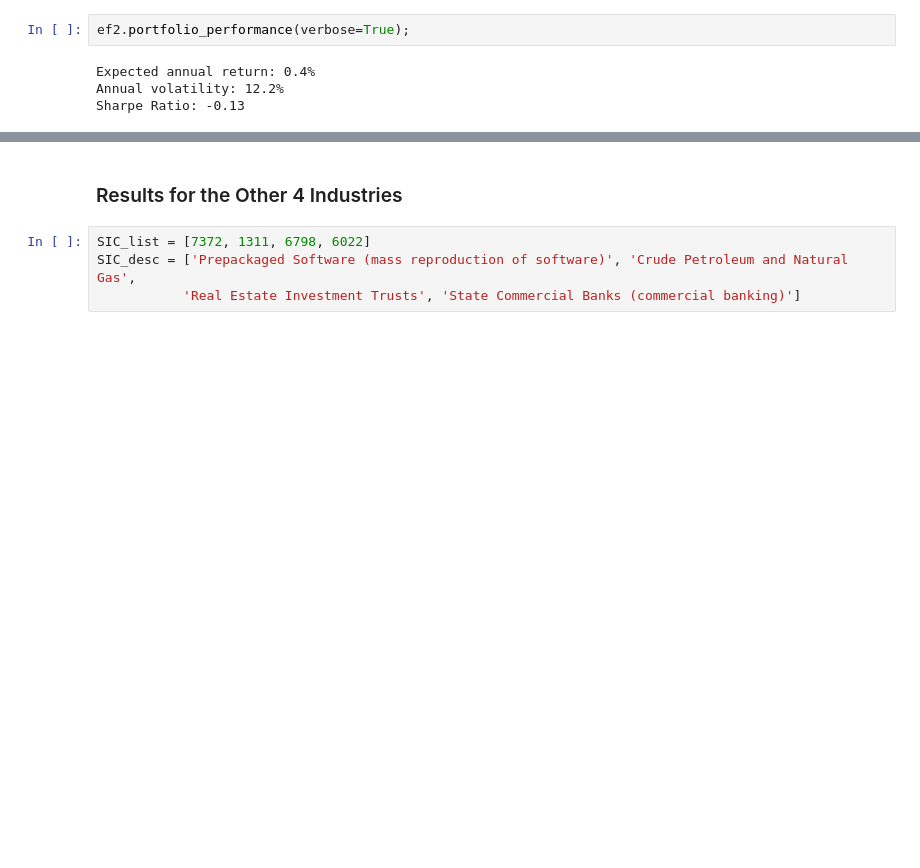
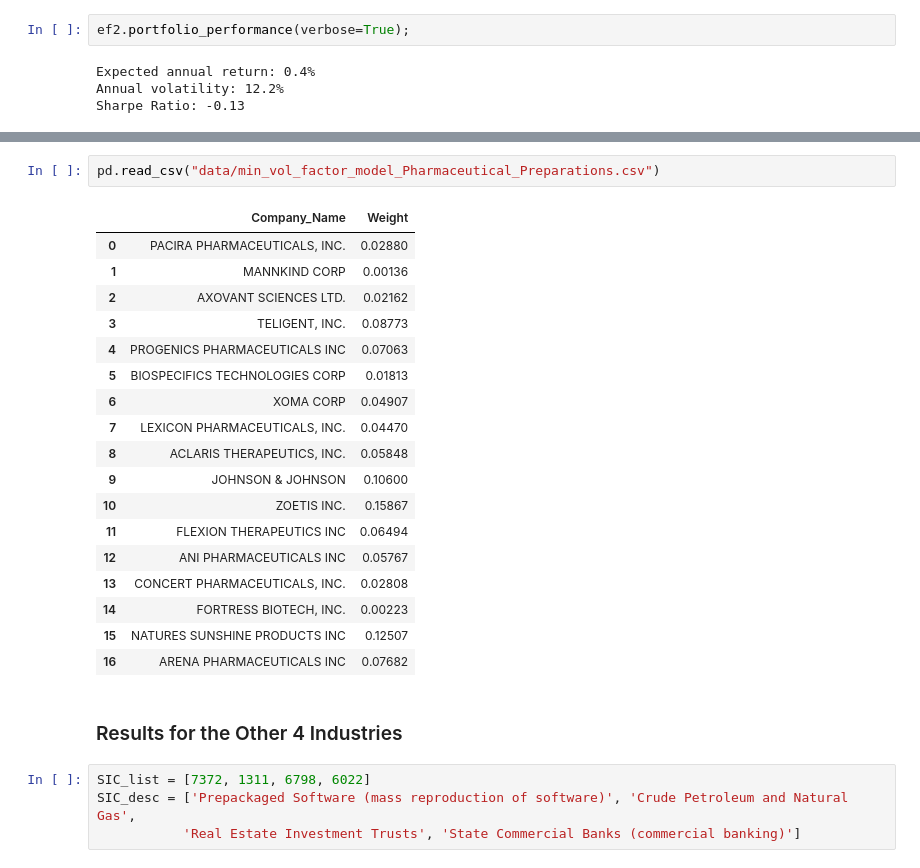
Before and after one commit to richardye101/ubineer_nlp_research, a Jupyter notebook: content/peitong/3.3_Minimum_Variance_Analysis-Factor_Model.ipynb, the cells around one changed output, grey strips where cells are left out. Cells and saved outputs as stored; diff of their text form; blank space fills up the shorter version.

Commit message:
added tables csv

```diff
--- a/content/peitong/3.3_Minimum_Variance_Analysis-Factor_Model.ipynb
+++ b/content/peitong/3.3_Minimum_Variance_Analysis-Factor_Model.ipynb
@@ -291,3 +296,24 @@ Sharpe Ratio: -0.13
+# %%
+pd.read_csv("data/min_vol_factor_model_Pharmaceutical_Preparations.csv")
+# %% [output]
+|  | Company_Name | Weight |
+| 0 | PACIRA PHARMACEUTICALS, INC. | 0.02880 |
+| 1 | MANNKIND CORP | 0.00136 |
+| 2 | AXOVANT SCIENCES LTD. | 0.02162 |
+| 3 | TELIGENT, INC. | 0.08773 |
+| 4 | PROGENICS PHARMACEUTICALS INC | 0.07063 |
+| 5 | BIOSPECIFICS TECHNOLOGIES CORP | 0.01813 |
+| 6 | XOMA CORP | 0.04907 |
+| 7 | LEXICON PHARMACEUTICALS, INC. | 0.04470 |
+| 8 | ACLARIS THERAPEUTICS, INC. | 0.05848 |
+| 9 | JOHNSON & JOHNSON | 0.10600 |
+| 10 | ZOETIS INC. | 0.15867 |
+| 11 | FLEXION THERAPEUTICS INC | 0.06494 |
+| 12 | ANI PHARMACEUTICALS INC | 0.05767 |
+| 13 | CONCERT PHARMACEUTICALS, INC. | 0.02808 |
+| 14 | FORTRESS BIOTECH, INC. | 0.00223 |
+| 15 | NATURES SUNSHINE PRODUCTS INC | 0.12507 |
+| 16 | ARENA PHARMACEUTICALS INC | 0.07682 |
 # %% [markdown]
 ### Results for the Other 4 Industries
 # %%
```
Also changed, not shown: parts of 31 cells of this notebook, 39 other files.
